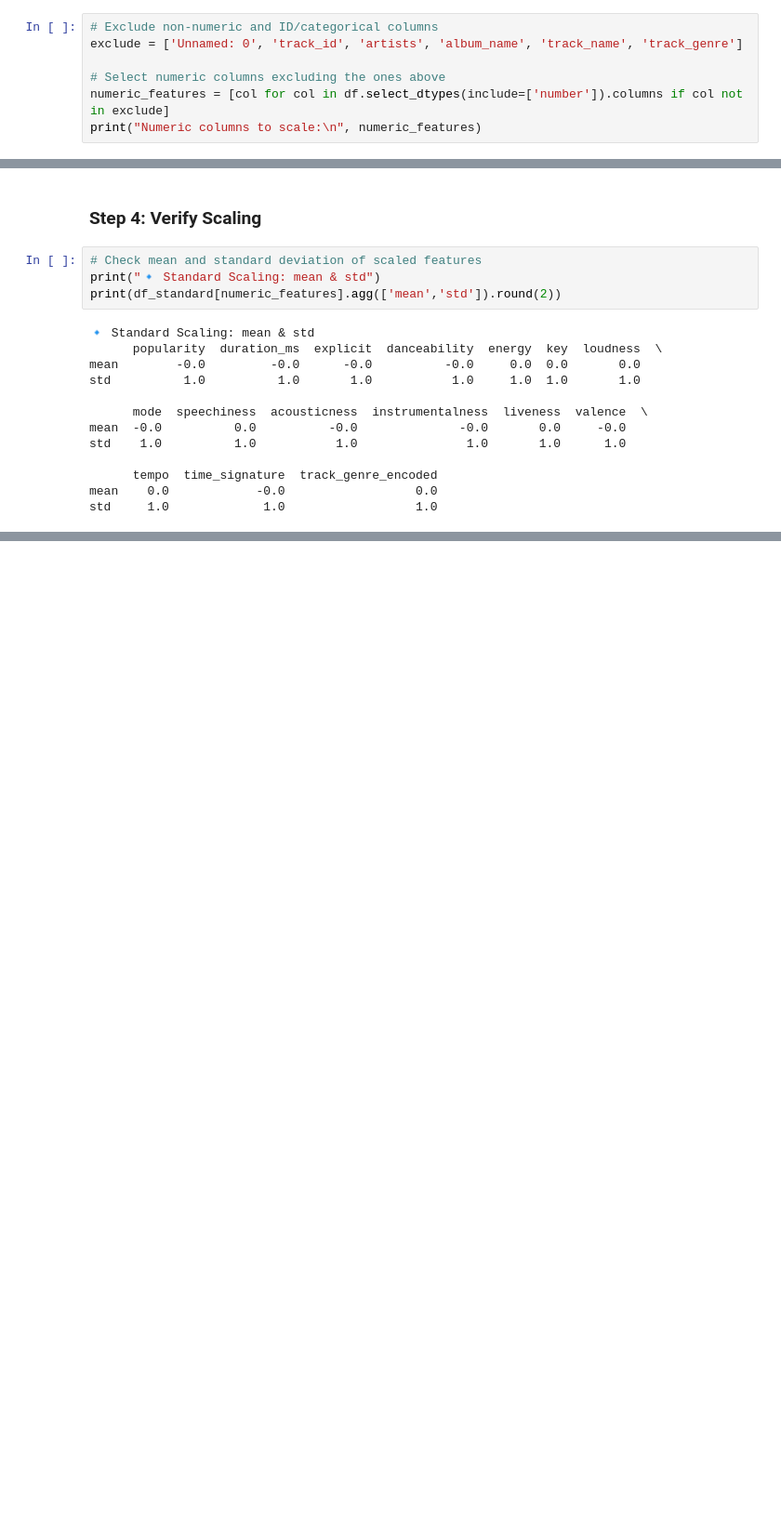
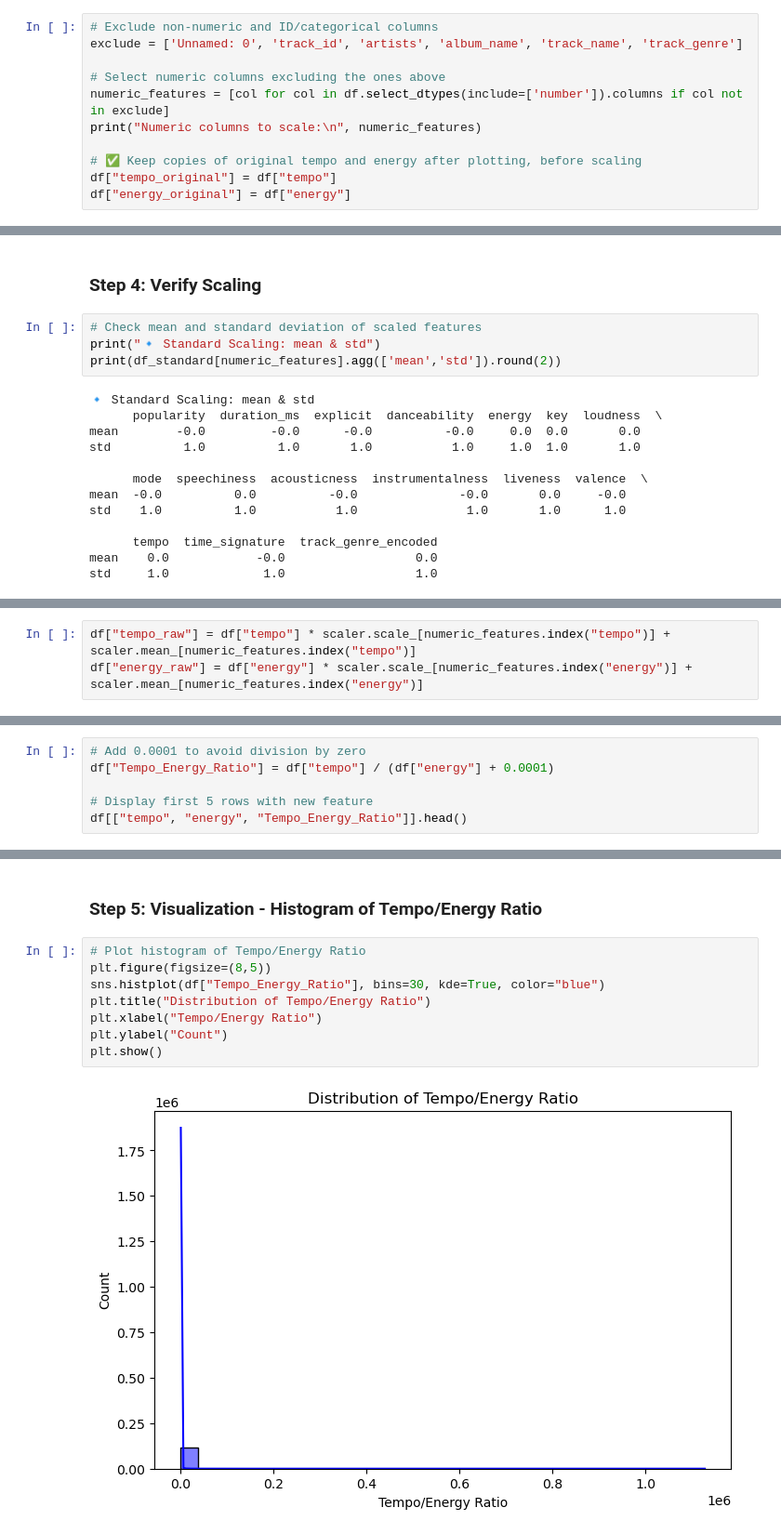
Before and after one commit to FernandoTK/2025-Y2-S1-MLB-WE1G1-10, a Jupyter notebook: group_pipeline/2025-Y2-S1-MLB-WE1G1-10-group_pipeline.ipynb, the cells around one changed output, grey strips where cells are left out. Shown at 93% size. Cells and saved outputs as stored; diff of their text form; blank space fills up the shorter version.

```diff
--- a/group_pipeline/2025-Y2-S1-MLB-WE1G1-10-group_pipeline.ipynb
+++ b/group_pipeline/2025-Y2-S1-MLB-WE1G1-10-group_pipeline.ipynb
@@ -438,6 +438,10 @@ exclude = ['Unnamed: 0', 'track_id', 'artists', 'album_name', 'track_name', 'tra
 # Select numeric columns excluding the ones above
 numeric_features = [col for col in df.select_dtypes(include=['number']).columns if col not in exclude]
 print("Numeric columns to scale:\n", numeric_features)
+
+# ✅ Keep copies of original tempo and energy after plotting, before scaling
+df["tempo_original"] = df["tempo"]
+df["energy_original"] = df["energy"]
 # %% [output]
 Numeric columns to scale:
  ['popularity', 'duration_ms', 'explicit', 'danceability', 'energy', 'key', 'loudness', 'mode', 'speechiness', 'acousticness', 'instrumentalness', 'liveness', 'valence', 'tempo', 'time_signature', 'tr ...
@@ -491,0 +498,3 @@ std     1.0             1.0                  1.0
+# %%
+df["tempo_raw"] = df["tempo"] * scaler.scale_[numeric_features.index("tempo")] + scaler.mean_[numeric_features.index("tempo")]
+df["energy_raw"] = df["energy"] * scaler.scale_[numeric_features.index("energy")] + scaler.mean_[numeric_features.index("energy")]
@@ -491,0 +514,6 @@ std     1.0             1.0                  1.0
+# %%
+# Add 0.0001 to avoid division by zero
+df["Tempo_Energy_Ratio"] = df["tempo"] / (df["energy"] + 0.0001)
+
+# Display first 5 rows with new feature
+df[["tempo", "energy", "Tempo_Energy_Ratio"]].head()
@@ -491,0 +557,12 @@ std     1.0             1.0                  1.0
+# %% [markdown]
+### Step 5: Visualization - Histogram of Tempo/Energy Ratio
+# %%
+# Plot histogram of Tempo/Energy Ratio
+plt.figure(figsize=(8,5))
+sns.histplot(df["Tempo_Energy_Ratio"], bins=30, kde=True, color="blue")
+plt.title("Distribution of Tempo/Energy Ratio")
+plt.xlabel("Tempo/Energy Ratio")
+plt.ylabel("Count")
+plt.show()
+# %% [output]
+[figure, added]
```
Also changed, not shown: parts of 24 cells of this notebook, 3 other files.
